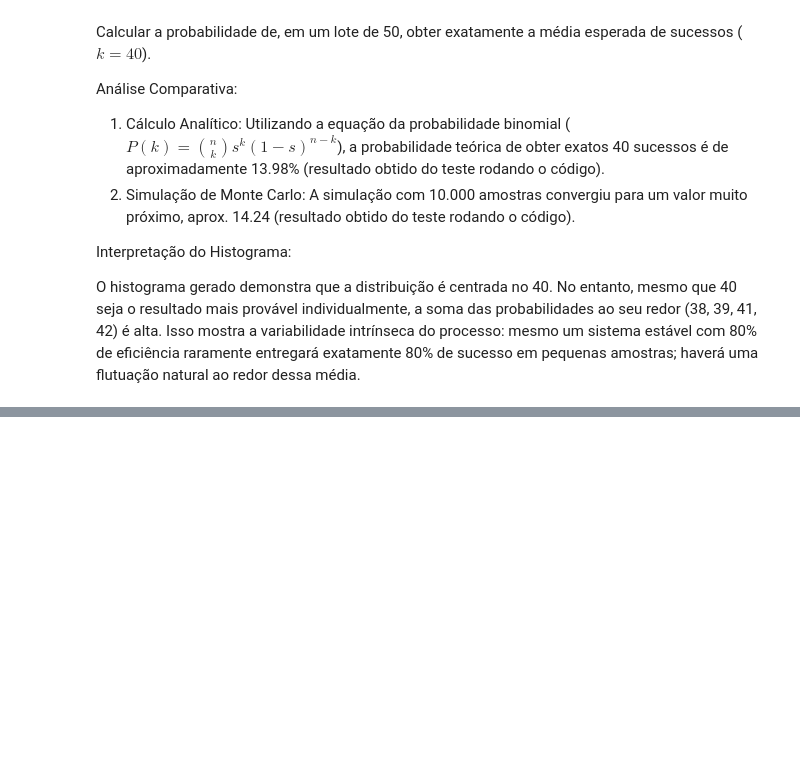
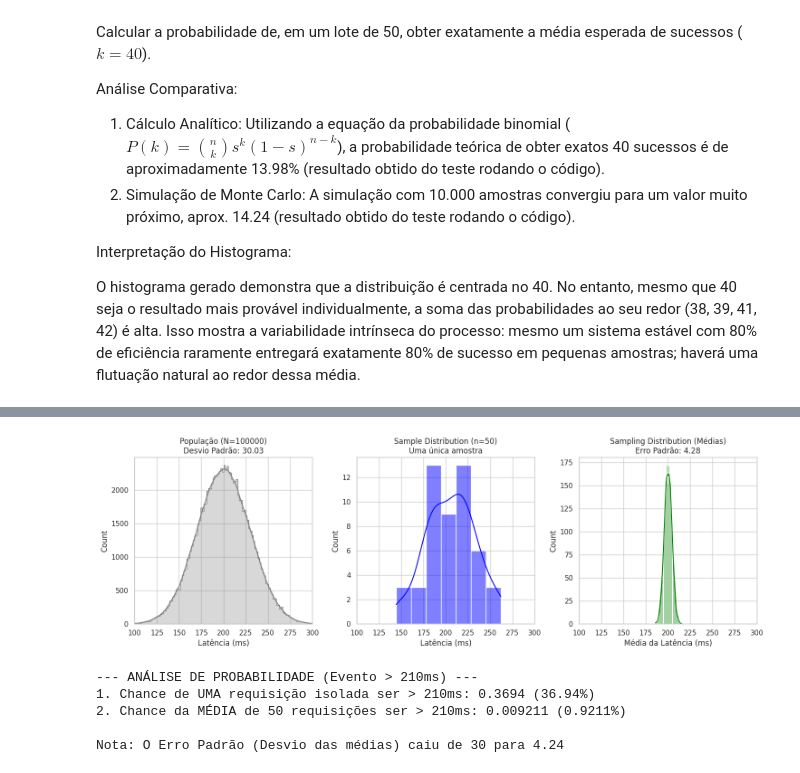
Before and after one commit to lima-12/estatistica-llm, a Jupyter notebook: estatistisca_llm.ipynb, the cells around one changed output, grey strips where cells are left out. Cells and saved outputs as stored; diff of their text form; code cells hidden in the pictures; blank space fills up the shorter version.

Commit message:
feat: parte 2

```diff
--- a/estatistisca_llm.ipynb
+++ b/estatistisca_llm.ipynb
@@ -267,0 +272,79 @@ O histograma gerado demonstra que a distribuição é centrada no 40. No entanto
+# %%
+# --- PARTE 2A: SAMPLE DISTRIBUTION VS SAMPLING DISTRIBUTION ---
+import numpy as np
+import matplotlib.pyplot as plt
+import seaborn as sns
+from scipy.stats import norm
+
+np.random.seed(42)
+sns.set_theme(style="whitegrid")
+
+# Contexto: Latência da API (Média=200ms, Desvio=30ms)
+pop_media = 200
+pop_desvio = 30
+pop_tamanho = 100000 # 100 mil requisições
+populacao = np.random.normal(pop_media, pop_desvio, pop_tamanho)
+
+# sample distribution (Uma amostra)
+tamanho_amostra = 50 # n = 50
+uma_amostra = np.random.choice(populacao, size=tamanho_amostra)
+
+# sampling distribution (Distribuição das Médias)
+n_repeticoes = 2000
+lista_de_medias = []
+
+for _ in range(n_repeticoes):
+    amostra_temp = np.random.choice(populacao, size=tamanho_amostra)
+    lista_de_medias.append(np.mean(amostra_temp))
+
+plt.figure(figsize=(15, 5))
+
+# população (Referência)
+plt.subplot(1, 3, 1)
+sns.histplot(populacao, kde=True, color='grey', alpha=0.3, element="step")
+plt.title(f'População (N={pop_tamanho})\nDesvio Padrão: {np.std(populacao):.2f}')
+plt.xlabel('Latência (ms)')
+plt.xlim(100, 300)
+
+# sample distribution (Uma amostra de 50)
+plt.subplot(1, 3, 2)
+sns.histplot(uma_amostra, kde=True, color='blue', alpha=0.5)
+plt.title(f'Sample Distribution (n={tamanho_amostra})\nUma única amostra')
+plt.xlabel('Latência (ms)')
+plt.xlim(100, 300) # Mesma escala para comparar
+
+# sampling distribution (2000 médias de 50)
+plt.subplot(1, 3, 3)
+sns.histplot(lista_de_medias, kde=True, color='green', alpha=0.7)
+plt.title(f'Sampling Distribution (Médias)\nErro Padrão: {np.std(lista_de_medias):.2f}')
+plt.xlabel('Média da Latência (ms)')
+plt.xlim(100, 300) # Mesma escala para ver como é "fina"
+
+plt.tight_layout()
+plt.show()
+
+limite_critico = 210
+
+# probabilidade de uma requisição passar de 210ms (Usando População)
+# Z = (X - mu) / sigma
+z_pop = (limite_critico - pop_media) / pop_desvio
+prob_pop = 1 - norm.cdf(z_pop)
+
+# probabilidade de a média de 50 requisições passar de 210ms (Usando Sampling Dist)
+# o desvio padrão da média (erro padrão) é sigma / raiz(n)
+erro_padrao = pop_desvio / np.sqrt(tamanho_amostra)
+z_sampling = (limite_critico - pop_media) / erro_padrao
+prob_sampling = 1 - norm.cdf(z_sampling)
+
+
+print(f"\n--- ANÁLISE DE PROBABILIDADE (Evento > {limite_critico}ms) ---")
+print(f"1. Chance de uma requisição isolada ser > 210ms: {prob_pop:.4f} ({prob_pop*100:.2f}%)")
+print(f"2. Chance da média de {tamanho_amostra} requisições ser > 210ms: {prob_sampling:.6f} ({prob_sampling*100:.4f}%)")
+print(f"\nNota: O Erro Padrão (Desvio das médias) caiu de {pop_desvio} para {erro_padrao:.2f}")
+# %% [output]
+[figure, added]
+--- ANÁLISE DE PROBABILIDADE (Evento > 210ms) ---
+1. Chance de UMA requisição isolada ser > 210ms: 0.3694 (36.94%)
+2. Chance da MÉDIA de 50 requisições ser > 210ms: 0.009211 (0.9211%)
+
+Nota: O Erro Padrão (Desvio das médias) caiu de 30 para 4.24
```
Also changed, not shown: parts of 11 cells of this notebook.
